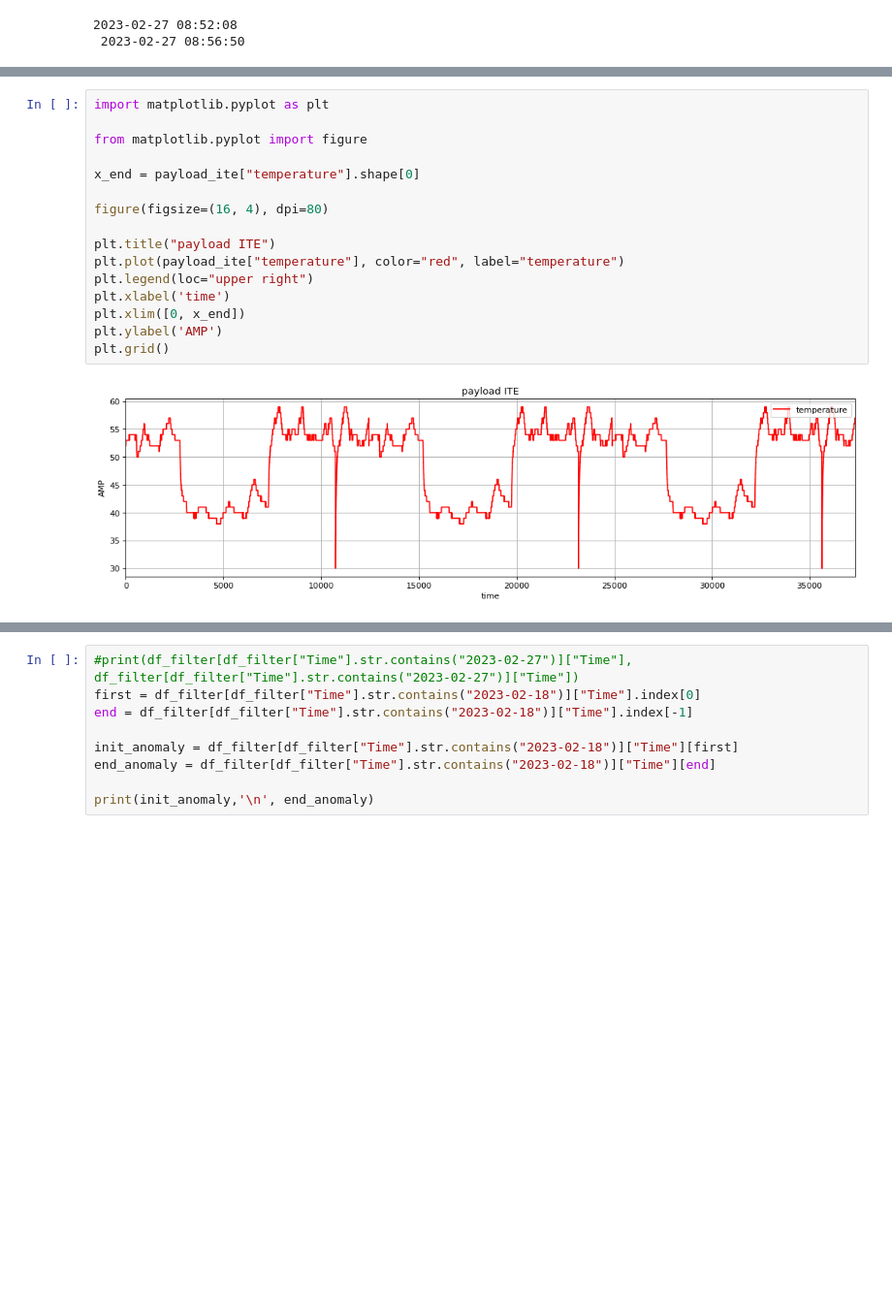
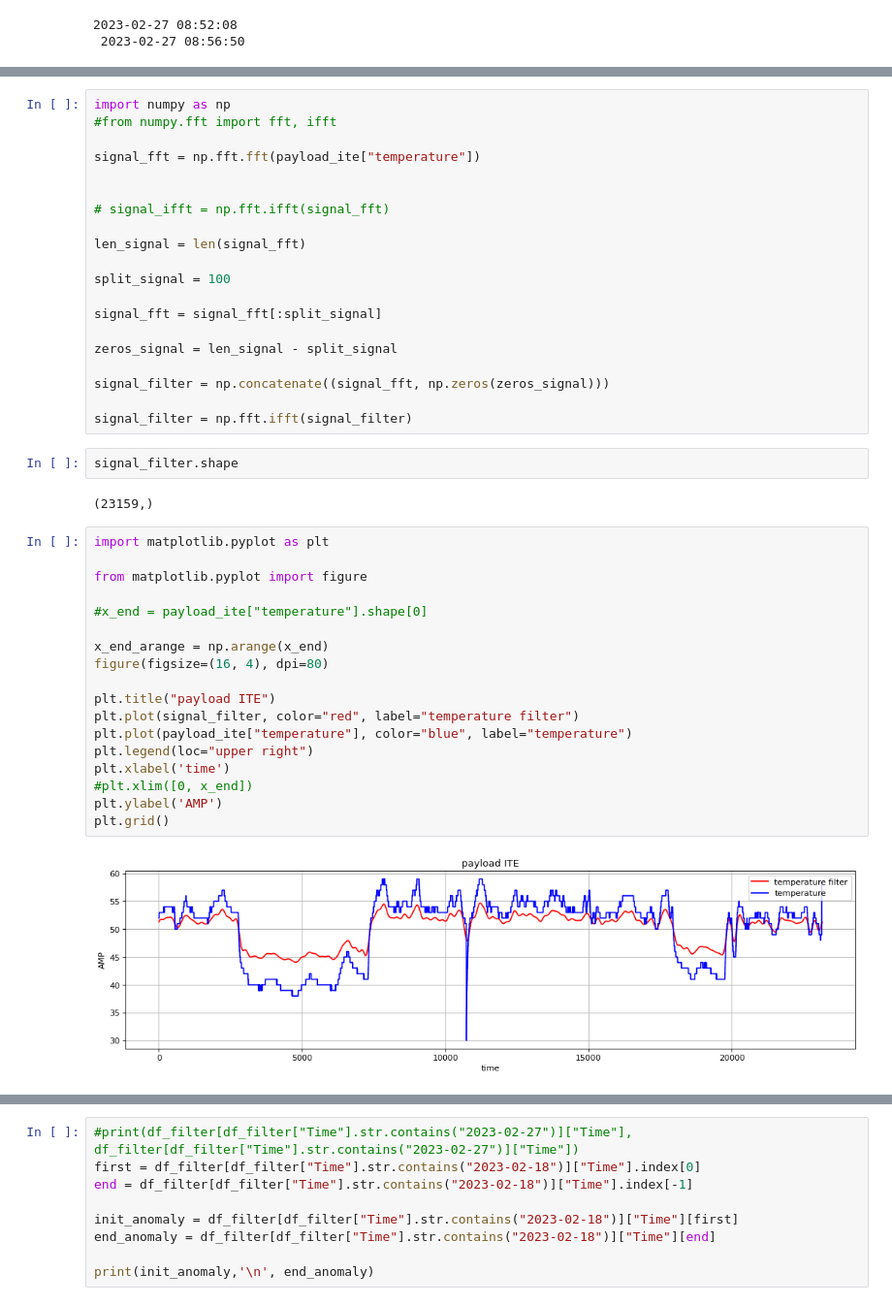
Before and after one commit to oliveiraMats2/Predictive_Maintenance_free_dataset, a Jupyter notebook: notebooks/Analyse_data_sensors.ipynb, the cells around one changed output, grey strips where cells are left out. Shown at 97% size. Saved outputs shown, nothing was run; the diff lists cells and outputs as text; blank space fills up the shorter version.

```diff
--- a/notebooks/Analyse_data_sensors.ipynb
+++ b/notebooks/Analyse_data_sensors.ipynb
@@ -141,21 +146,47 @@ payload_ite.describe()
+# %%
+import numpy as np
+#from numpy.fft import fft, ifft
+
+signal_fft = np.fft.fft(payload_ite["temperature"])
+
+
+# signal_ifft = np.fft.ifft(signal_fft)
+
+len_signal = len(signal_fft)
+
+split_signal = 100
+
+signal_fft = signal_fft[:split_signal]
+
+zeros_signal = len_signal - split_signal
+
+signal_filter = np.concatenate((signal_fft, np.zeros(zeros_signal)))
+
+signal_filter = np.fft.ifft(signal_filter)
+# %%
+signal_filter.shape
+# %% [output]
+(23159,)
 # %%
 import matplotlib.pyplot as plt
 
 from matplotlib.pyplot import figure
 
-x_end = payload_ite["temperature"].shape[0]
+#x_end = payload_ite["temperature"].shape[0]
 
+x_end_arange = np.arange(x_end)
 figure(figsize=(16, 4), dpi=80)
 
 plt.title("payload ITE")
-plt.plot(payload_ite["temperature"], color="red", label="temperature")
+plt.plot(signal_filter, color="red", label="temperature filter")
+plt.plot(payload_ite["temperature"], color="blue", label="temperature")
 plt.legend(loc="upper right")
 plt.xlabel('time')
-plt.xlim([0, x_end])
+#plt.xlim([0, x_end])
 plt.ylabel('AMP')
 plt.grid()
 # %% [output]
-[figure, old version]
+[figure, new version]
 # %%
 import matplotlib.pyplot as plt
 
```
Also changed, not shown: parts of 23 cells of this notebook, 25 other files.
